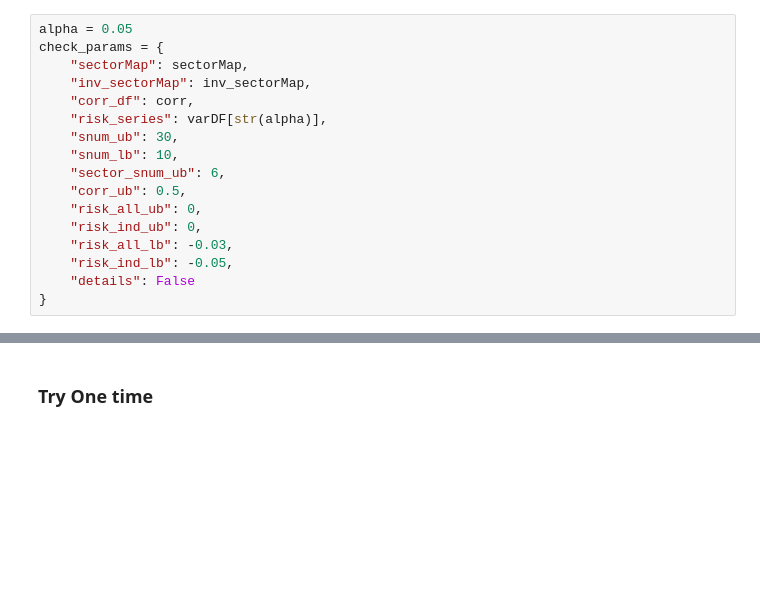
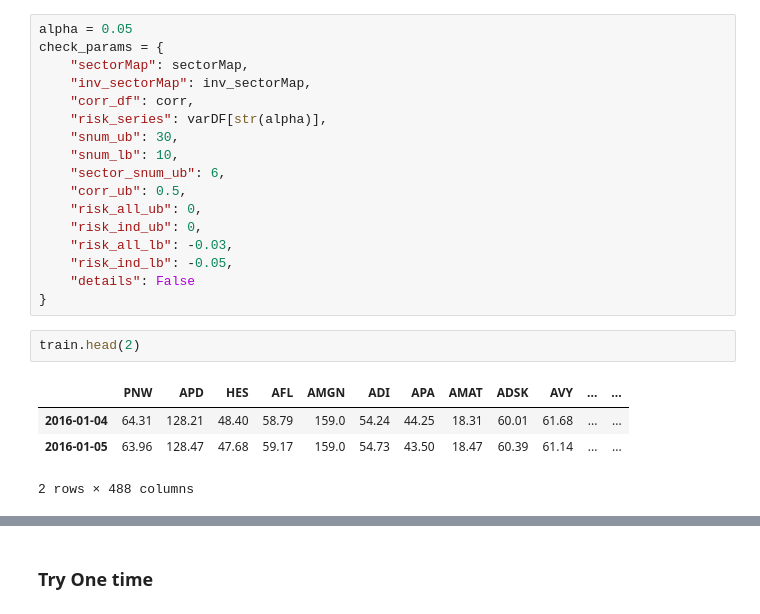
Before and after one commit to r50206v/E4008-Computational-Discrete-Optimization, a Jupyter notebook: Project/tabu-search.ipynb, the cells around one changed output, grey strips where cells are left out. Saved outputs shown, nothing was run; the diff lists cells and outputs as text; blank space fills up the shorter version.

```diff
--- a/Project/tabu-search.ipynb
+++ b/Project/tabu-search.ipynb
@@ -52,3 +52,10 @@ check_params = {
     "risk_ind_lb": -0.05,
     "details": False
 }
+# %%
+train.head(2)
+# %% [output]
+|  | PNW | APD | HES | AFL | AMGN | ADI | APA | AMAT | ADSK | AVY | ... | ... |
+| 2016-01-04 | 64.31 | 128.21 | 48.40 | 58.79 | 159.0 | 54.24 | 44.25 | 18.31 | 60.01 | 61.68 | ... | ... |
+| 2016-01-05 | 63.96 | 128.47 | 47.68 | 59.17 | 159.0 | 54.73 | 43.50 | 18.47 | 60.39 | 61.14 | ... | ... |
+2 rows × 488 columns
```
Also changed, not shown: parts of 11 cells of this notebook.
